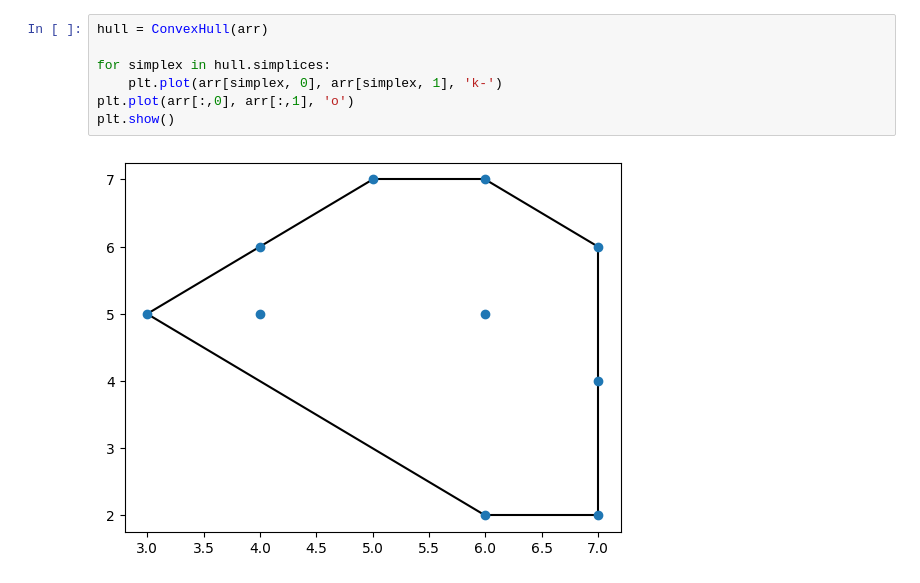
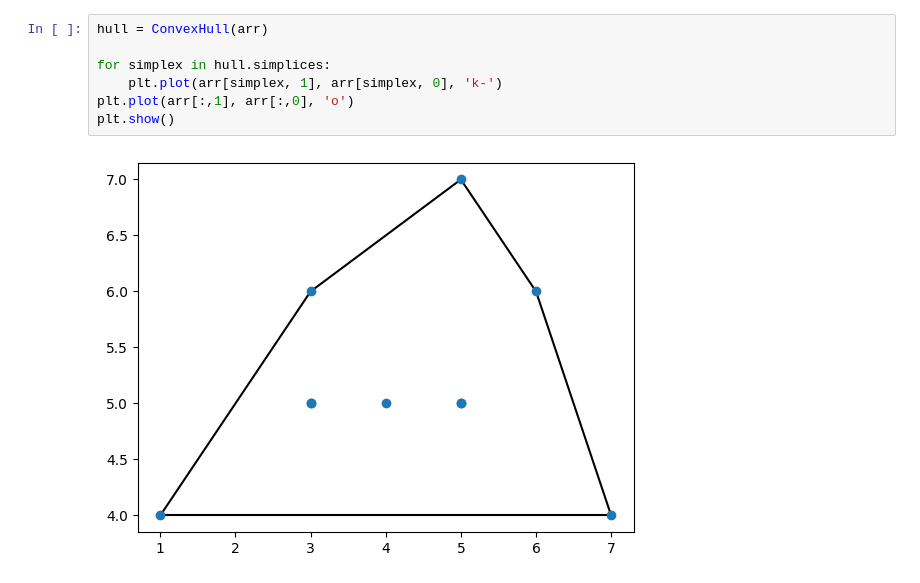
Before and after one commit to Dhanas3kar/Python-Libraries, a Jupyter notebook: Scipy/Scipy_Spatial-data.ipynb, the cells around one changed output. Cells and saved outputs as stored; diff of their text form.

```diff
--- a/Scipy/Scipy_Spatial-data.ipynb
+++ b/Scipy/Scipy_Spatial-data.ipynb
@@ -14,9 +14,9 @@ plt.show()
 # %%
 hull = ConvexHull(arr)
 
 for simplex in hull.simplices:
-    plt.plot(arr[simplex, 0], arr[simplex, 1], 'k-')
-plt.plot(arr[:,0], arr[:,1], 'o')
+    plt.plot(arr[simplex, 1], arr[simplex, 0], 'k-')
+plt.plot(arr[:,1], arr[:,0], 'o')
 plt.show()
 # %% [output]
-[figure, old version]
+[figure, new version]
```
Also changed, not shown: parts of 3 cells of this notebook.
